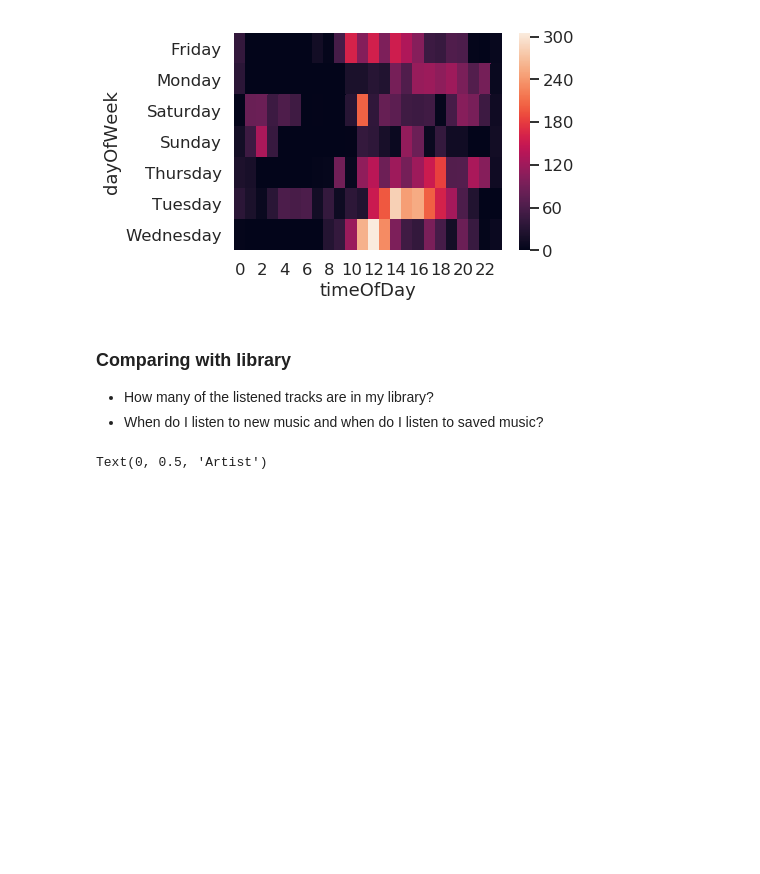
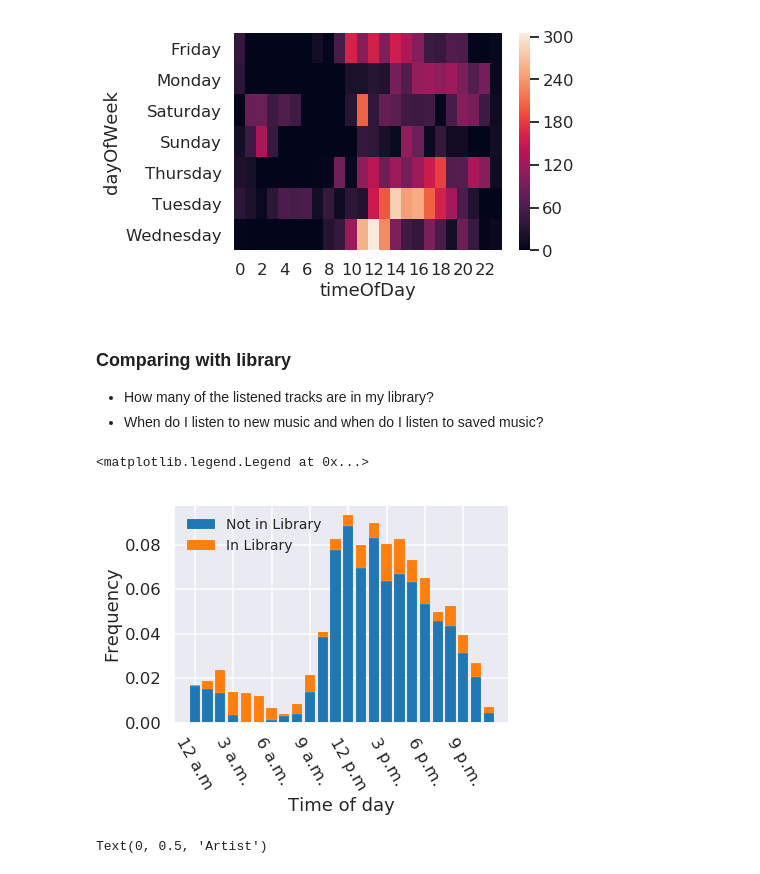
Before and after one commit to modw/spotify-data, a Jupyter notebook: spotify-eda.ipynb, the cells around one changed output. Saved outputs shown, nothing was run; the diff lists cells and outputs as text; code cells hidden in the pictures; blank space fills up the shorter version.

Commit message:
some library/not library comparison

```diff
--- a/spotify-eda.ipynb
+++ b/spotify-eda.ipynb
@@ -205,6 +205,42 @@ history_df['inLibrary'] = 0
 for i in history_df.index:
     if history_df.loc[i,'trackName'] in tracks_df.track.values:
         history_df.loc[i,'inLibrary'] = 1
+# %%
+data_out = history_df[history_df.inLibrary == 0].groupby('timeOfDay')['minPlayed'].sum()
+data_out[4] = 0 #manually inserting empty times of day
+data_out[5] = 0
+data_out.sort_index(inplace=True)
+data_in = history_df[history_df.inLibrary == 1].groupby(
+    'timeOfDay')['minPlayed'].sum()
+# for plotting
+x_out, y_out = data_out.index, data_out.values
+x_in, y_in = data_in.index, data_in.values
+norm_factor = np.sum(y_in + y_out)
+#ticks
+xticks = np.arange(24)
+xam = np.append(['12 a.m'],[str(i)+' a.m.' for i in range(1,12)])
+xpm = np.append(['12 p.m'],[str(i)+' p.m.' for i in range(1,12)])
+xticklabels = np.append(xam,xpm)
+#bars
+lw = 0.1
+w=0.8
+
+plt.bar(x_out,y_out/norm_factor,color='C0',width=w,
+        lw=lw, label='Not in Library')
+plt.bar(x_in,y_in/norm_factor,color='C1',width=w,
+        lw=lw, bottom=y_out/norm_factor,
+       label = 'In Library')
+
+plt.ylabel('Frequency')
+plt.xlabel('Time of day')
+plt.xticks(xticks[::3], xticklabels[::3])
+plt.tick_params('x', rotation=-60)
+
+plt.legend(loc='upper left', frameon=False,
+          fontsize=14)
+# %% [output]
+<matplotlib.legend.Legend at 0x...>
+[figure, added]
 # %%
 ##################################
 # %%
```
